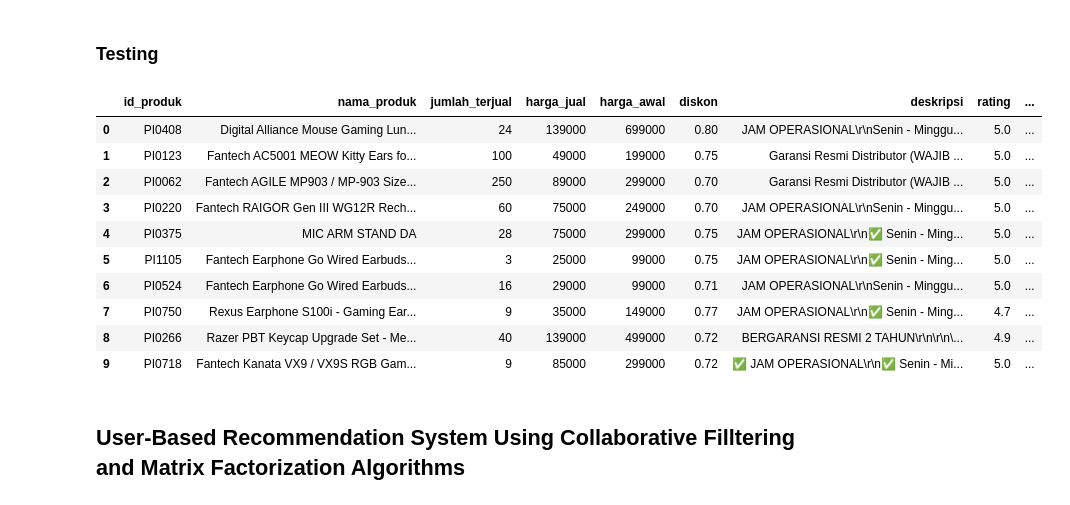
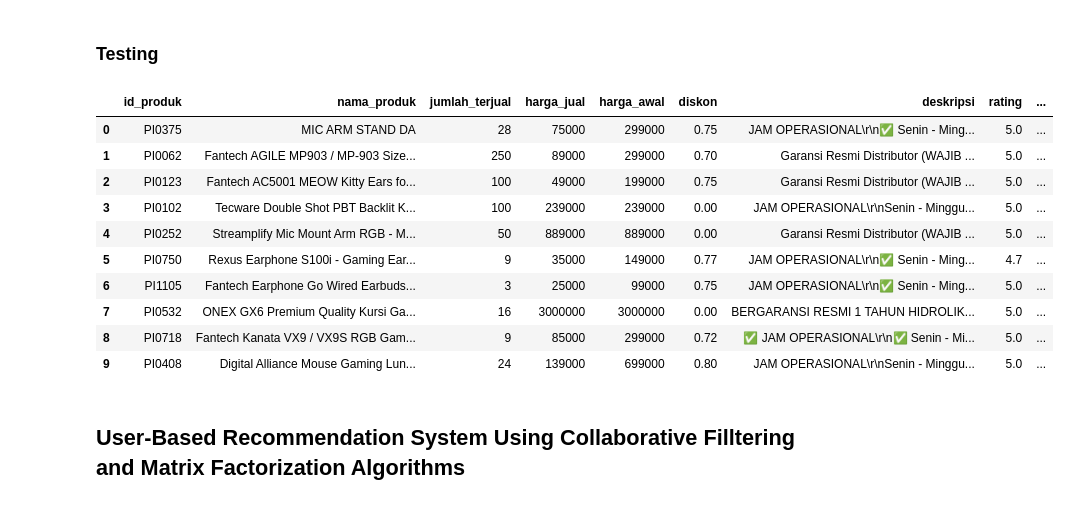
Before and after one commit to picessakresna/GoodGamingShop-Recommendation-Website, a Jupyter notebook: final-project/data-analysis/analysis-goodgamingshop1 (1).ipynb, the cells around one changed output. Cells and saved outputs as stored; diff of their text form; code cells hidden in the pictures.

```diff
--- a/final-project/data-analysis/analysis-goodgamingshop1 (1).ipynb
+++ b/final-project/data-analysis/analysis-goodgamingshop1 (1).ipynb
@@ -264,6 +264,15 @@ def create_collaborative_filtering_pivot(df_reviews, df_products):
     cosine_sim_cf = cosine_similarity(pivot_table)
 
     return pivot_table, cosine_sim_cf
+# %%
+def get_cf_product_scores(sim_scores_cf, df_reviews, indices):
+    similar_user_ids = [df_reviews['id_user'].unique()[idx] for idx, _ in sim_scores_cf]
+    similar_user_reviews = df_reviews[df_reviews['id_user'].isin(similar_user_ids)]
+    product_ratings = similar_user_reviews.groupby('id_produk')['rating_user'].mean()
+    scaled_ratings = product_ratings / 5.0
+    product_scores = [(indices[product_id], score) for product_id, score in scaled_ratings.items()]
+
+    return product_scores
 # %%
 # Load and clean data
 df_products, df_reviews, df_products_cleaned = load_and_clean_data('../data-collection-preprocessing/data-produk/clean_product-goodgamingshop.csv', '../data-collection-preprocessing/data-ulasan-clean/clean_data-ulasan-goodgamingstore.csv')
@@ -377,7 +386,7 @@ Length: 2613, dtype: int64
 # %% [markdown]
 ## Content and User-based Recommendation System Using Collaborative Filtering, Matrix Factorization, and TF-IDF Algorithms
 # %%
-def get_recommendations(product_ids, user_id, df_products, indices, cosine_sim_tfidf, num_scores, cosine_sim_cf, algo, n_recommendations=None):
+def get_recommendations(product_ids, user_id, df_products, df_reviews, pivot_table, indices, cosine_sim_tfidf, num_scores, cosine_sim_cf, algo, n_recommendations=None):
     all_recommendations = []
     for product_id in product_ids:
         try:
@@ -385,11 +394,13 @@ def get_recommendations(product_ids, user_id, df_products, indices, cosine_sim_t
         except KeyError:
             return f"Product ID '{product_id}' not found.", 404
 
-        if user_id not in df_reviews['id_user'].unique():  # Ensure df_reviews is accessible here
+        if user_id not in pivot_table.index:
             return f"User ID '{user_id}' not found.", 404
+        else:
+            user_idx = pivot_table.index.get_loc(user_id)
 
         sim_scores_tfidf = list(enumerate(cosine_sim_tfidf[idx]))
-        sim_scores_cf = list(enumerate(cosine_sim_cf[idx]))
+        sim_scores_cf = list(enumerate(cosine_sim_cf[user_idx]))
 
         sim_scores_tfidf = sorted(sim_scores_tfidf, key=lambda x: x[1], reverse=True)
         sim_scores_cf = sorted(sim_scores_cf, key=lambda x: x[1], reverse=True)
@@ -403,13 +414,19 @@ def get_recommendations(product_ids, user_id, df_products, indices, cosine_sim_t
             sim_scores_tfidf = sim_scores_tfidf[1:]
             sim_scores_cf = sim_scores_cf[1:]
 
+        sim_scores_cf_product = get_cf_product_scores(sim_scores_cf, df_reviews, indices)
+
+        weight_tfidf = 0.38
+        weight_cf = 0.34
+        weight_num = 0.28
+
         combined_scores = {}
         for score in sim_scores_tfidf:
-            combined_scores[score[0]] = combined_scores.get(score[0], 0) + score[1] * 0.38
-        for score in sim_scores_cf:
-            combined_scores[score[0]] = combined_scores.get(score[0], 0) + score[1] * 0.34
+            combined_scores[score[0]] = combined_scores.get(score[0], 0) + score[1] * weight_tfidf
+        for score in sim_scores_cf_product:
+            combined_scores[score[0]] = combined_scores.get(score[0], 0) + score[1] * weight_cf
         for score in num_scores:
-            combined_scores[score[0]] = combined_scores.get(score[0], 0) + score[1] * 0.28
+            combined_scores[score[0]] = combined_scores.get(score[0], 0) + score[1] * weight_num
 
         combined_scores = sorted(combined_scores.items(), key=lambda x: x[1], reverse=True)
 
@@ -471,21 +488,21 @@ def get_recommendations(product_ids, user_id, df_products, indices, cosine_sim_t
 # %%
 product_ids = ['PI0088', 'PI0188']
 user_id = 'UI0008'
-recommendations = get_recommendations(product_ids, user_id, df_products, indices, cosine_sim_tfidf, num_scores, cosine_sim_cf, algo, 10)
+recommendations = get_recommendations(product_ids, user_id, df_products, df_reviews, pivot_table, indices, cosine_sim_tfidf, num_scores, cosine_sim_cf, algo, 10)
 recommendations = pd.json_normalize(recommendations)
 recommendations
 # %% [output]
 |  | id_produk | nama_produk | jumlah_terjual | harga_jual | harga_awal | diskon | deskripsi | rating | ... |
-| 0 | PI0408 | Digital Alliance Mouse Gaming Lun... | 24 | 139000 | 699000 | 0.80 | JAM OPERASIONAL\r\nSenin - Minggu... | 5.0 | ... |
-| 1 | PI0123 | Fantech AC5001 MEOW Kitty Ears fo... | 100 | 49000 | 199000 | 0.75 | Garansi Resmi Distributor (WAJIB ... | 5.0 | ... |
-| 2 | PI0062 | Fantech AGILE MP903 / MP-903 Size... | 250 | 89000 | 299000 | 0.70 | Garansi Resmi Distributor (WAJIB ... | 5.0 | ... |
-| 3 | PI0220 | Fantech RAIGOR Gen III WG12R Rech... | 60 | 75000 | 249000 | 0.70 | JAM OPERASIONAL\r\nSenin - Minggu... | 5.0 | ... |
-| 4 | PI0375 | MIC ARM STAND DA | 28 | 75000 | 299000 | 0.75 | JAM OPERASIONAL\r\n✅ Senin - Ming... | 5.0 | ... |
-| 5 | PI1105 | Fantech Earphone Go Wired Earbuds... | 3 | 25000 | 99000 | 0.75 | JAM OPERASIONAL\r\n✅ Senin - Ming... | 5.0 | ... |
-| 6 | PI0524 | Fantech Earphone Go Wired Earbuds... | 16 | 29000 | 99000 | 0.71 | JAM OPERASIONAL\r\nSenin - Minggu... | 5.0 | ... |
-| 7 | PI0750 | Rexus Earphone S100i - Gaming Ear... | 9 | 35000 | 149000 | 0.77 | JAM OPERASIONAL\r\n✅ Senin - Ming... | 4.7 | ... |
-| 8 | PI0266 | Razer PBT Keycap Upgrade Set - Me... | 40 | 139000 | 499000 | 0.72 | BERGARANSI RESMI 2 TAHUN\r\n\r\n\... | 4.9 | ... |
-| 9 | PI0718 | Fantech Kanata VX9 / VX9S RGB Gam... | 9 | 85000 | 299000 | 0.72 | ✅ JAM OPERASIONAL\r\n✅ Senin - Mi... | 5.0 | ... |
+| 0 | PI0375 | MIC ARM STAND DA | 28 | 75000 | 299000 | 0.75 | JAM OPERASIONAL\r\n✅ Senin - Ming... | 5.0 | ... |
+| 1 | PI0062 | Fantech AGILE MP903 / MP-903 Size... | 250 | 89000 | 299000 | 0.70 | Garansi Resmi Distributor (WAJIB ... | 5.0 | ... |
+| 2 | PI0123 | Fantech AC5001 MEOW Kitty Ears fo... | 100 | 49000 | 199000 | 0.75 | Garansi Resmi Distributor (WAJIB ... | 5.0 | ... |
+| 3 | PI0102 | Tecware Double Shot PBT Backlit K... | 100 | 239000 | 239000 | 0.00 | JAM OPERASIONAL\r\nSenin - Minggu... | 5.0 | ... |
+| 4 | PI0252 | Streamplify Mic Mount Arm RGB - M... | 50 | 889000 | 889000 | 0.00 | Garansi Resmi Distributor (WAJIB ... | 5.0 | ... |
+| 5 | PI0750 | Rexus Earphone S100i - Gaming Ear... | 9 | 35000 | 149000 | 0.77 | JAM OPERASIONAL\r\n✅ Senin - Ming... | 4.7 | ... |
+| 6 | PI1105 | Fantech Earphone Go Wired Earbuds... | 3 | 25000 | 99000 | 0.75 | JAM OPERASIONAL\r\n✅ Senin - Ming... | 5.0 | ... |
+| 7 | PI0532 | ONEX GX6 Premium Quality Kursi Ga... | 16 | 3000000 | 3000000 | 0.00 | BERGARANSI RESMI 1 TAHUN HIDROLIK... | 5.0 | ... |
+| 8 | PI0718 | Fantech Kanata VX9 / VX9S RGB Gam... | 9 | 85000 | 299000 | 0.72 | ✅ JAM OPERASIONAL\r\n✅ Senin - Mi... | 5.0 | ... |
+| 9 | PI0408 | Digital Alliance Mouse Gaming Lun... | 24 | 139000 | 699000 | 0.80 | JAM OPERASIONAL\r\nSenin - Minggu... | 5.0 | ... |
 # %% [markdown]
 ## User-Based Recommendation System Using Collaborative Filltering and Matrix Factorization Algorithms
 # %%
```
Also changed, not shown: parts of 3 cells of this notebook, 1 other file.
